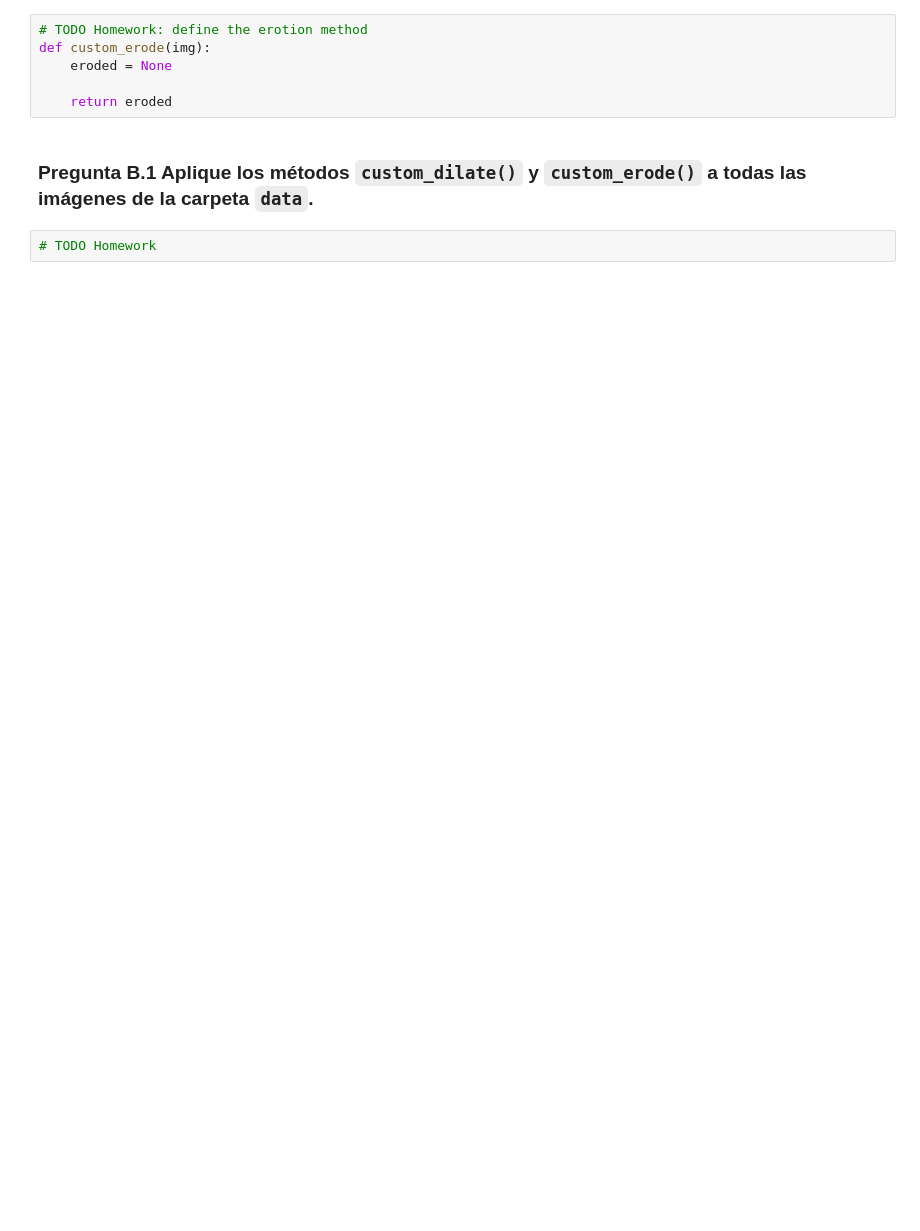
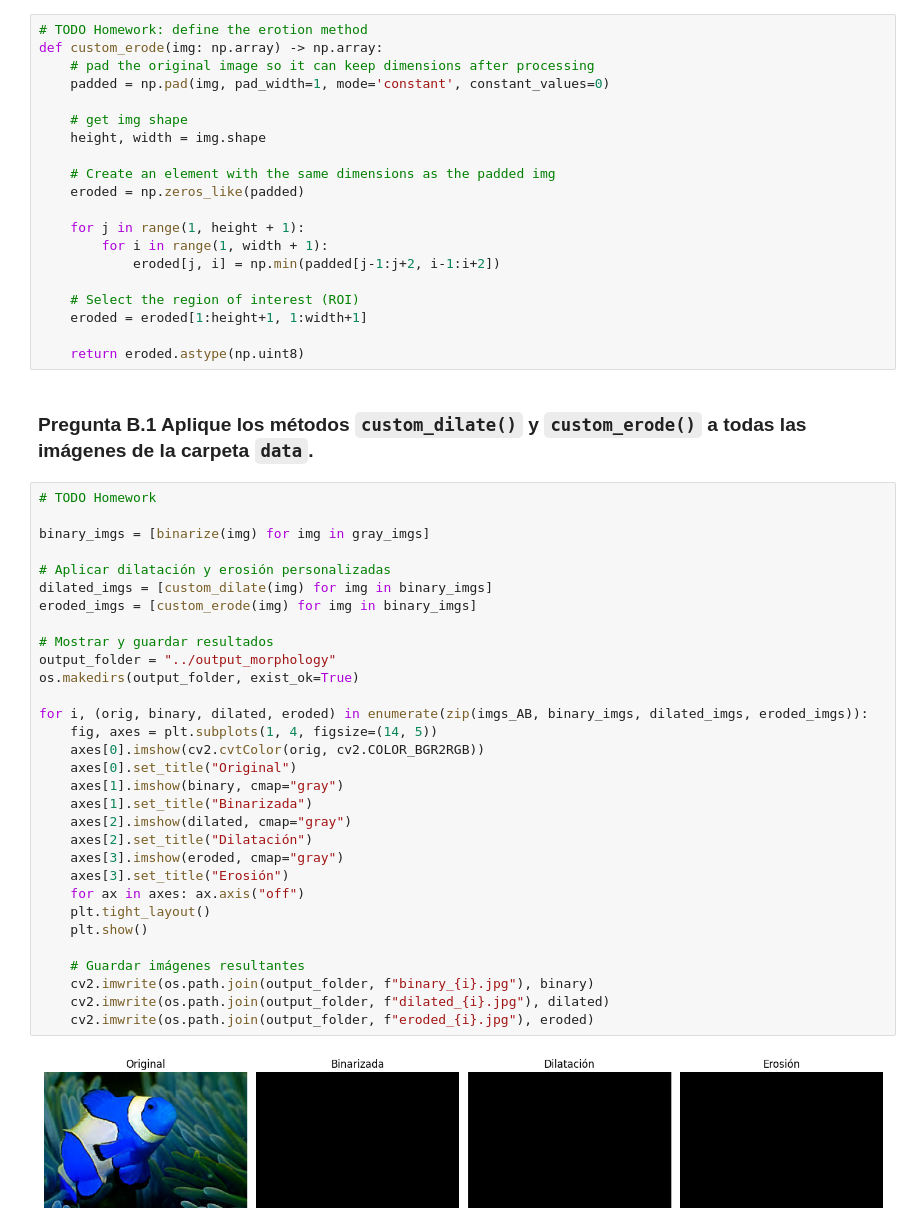
Before and after one commit to beajimeenez/Practicas_Computer_Vision, a Jupyter notebook: Lab_3/src/partA-B.ipynb, the cells around one changed output. Cells and saved outputs as stored; diff of their text form; blank space fills up the shorter version.

```diff
--- a/Lab_3/src/partA-B.ipynb
+++ b/Lab_3/src/partA-B.ipynb
@@ -424,11 +424,56 @@ def custom_dilate(img):
 ### **Tarea B.3.** Defina el método ``custom_erode()``
 # %%
 # TODO Homework: define the erotion method
-def custom_erode(img):
-    eroded = None
+def custom_erode(img: np.array) -> np.array:
+    # pad the original image so it can keep dimensions after processing
+    padded = np.pad(img, pad_width=1, mode='constant', constant_values=0)
 
-    return eroded
+    # get img shape
+    height, width = img.shape
+
+    # Create an element with the same dimensions as the padded img
+    eroded = np.zeros_like(padded)
+
+    for j in range(1, height + 1):
+        for i in range(1, width + 1):
+            eroded[j, i] = np.min(padded[j-1:j+2, i-1:i+2])
+
+    # Select the region of interest (ROI)
+    eroded = eroded[1:height+1, 1:width+1]
+
+    return eroded.astype(np.uint8)
 # %% [markdown]
 ### **Pregunta B.1** Aplique los métodos ``custom_dilate()`` y ``custom_erode()`` a todas las imágenes de la carpeta ``data``.
 # %%
 # TODO Homework
+
+binary_imgs = [binarize(img) for img in gray_imgs]
+
+# Aplicar dilatación y erosión personalizadas
+dilated_imgs = [custom_dilate(img) for img in binary_imgs]
+eroded_imgs = [custom_erode(img) for img in binary_imgs]
+
+# Mostrar y guardar resultados
+output_folder = "../output_morphology"
+os.makedirs(output_folder, exist_ok=True)
+
+for i, (orig, binary, dilated, eroded) in enumerate(zip(imgs_AB, binary_imgs, dilated_imgs, eroded_imgs)):
+    fig, axes = plt.subplots(1, 4, figsize=(14, 5))
+    axes[0].imshow(cv2.cvtColor(orig, cv2.COLOR_BGR2RGB))
+    axes[0].set_title("Original")
+    axes[1].imshow(binary, cmap="gray")
+    axes[1].set_title("Binarizada")
+    axes[2].imshow(dilated, cmap="gray")
+    axes[2].set_title("Dilatación")
+    axes[3].imshow(eroded, cmap="gray")
+    axes[3].set_title("Erosión")
+    for ax in axes: ax.axis("off")
+    plt.tight_layout()
+    plt.show()
+
+    # Guardar imágenes resultantes
+    cv2.imwrite(os.path.join(output_folder, f"binary_{i}.jpg"), binary)
+    cv2.imwrite(os.path.join(output_folder, f"dilated_{i}.jpg"), dilated)
+    cv2.imwrite(os.path.join(output_folder, f"eroded_{i}.jpg"), eroded)
+# %% [output]
+[figure, added]
```
Also changed, not shown: parts of 3 cells of this notebook, 18 other files.
